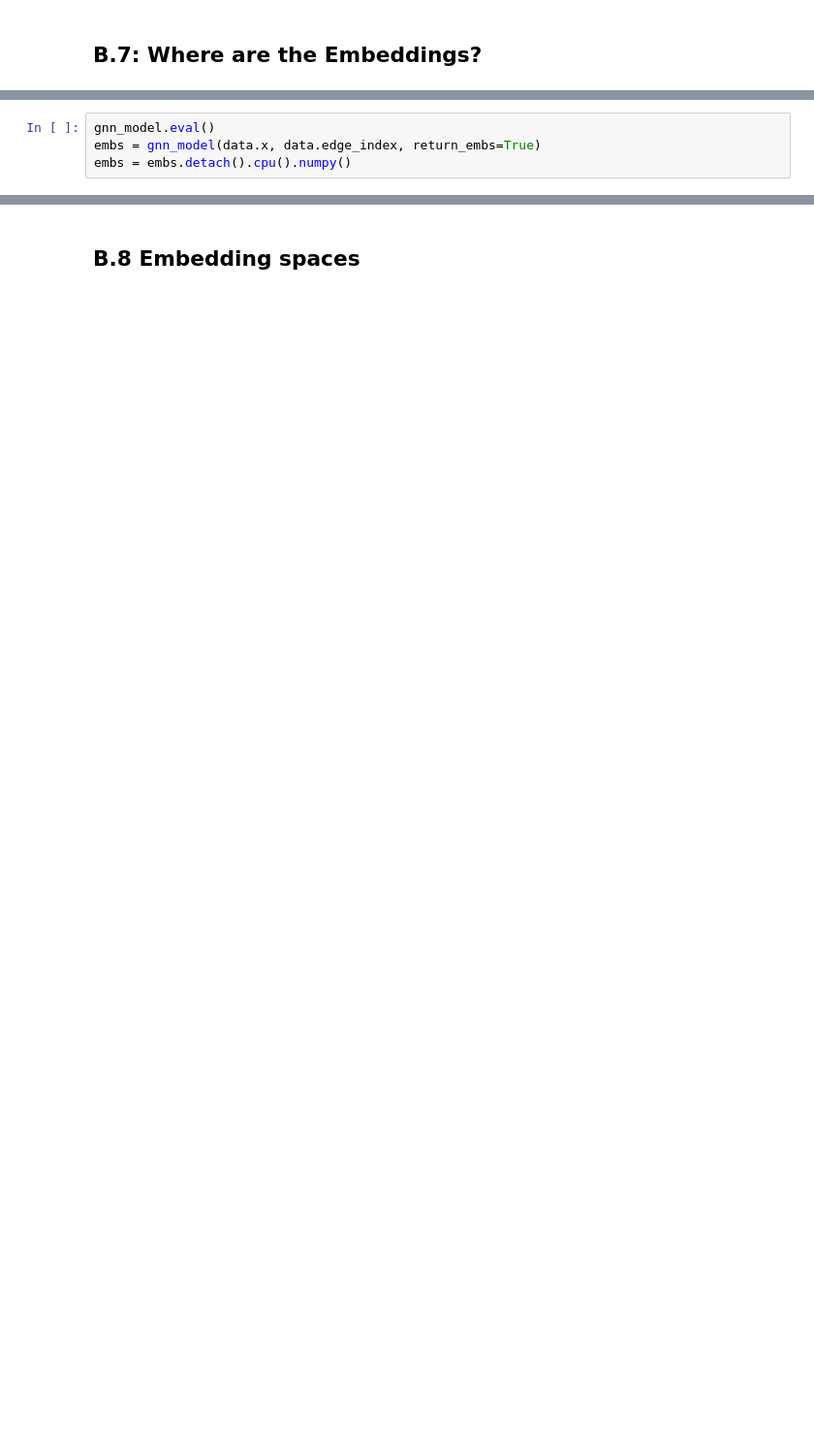
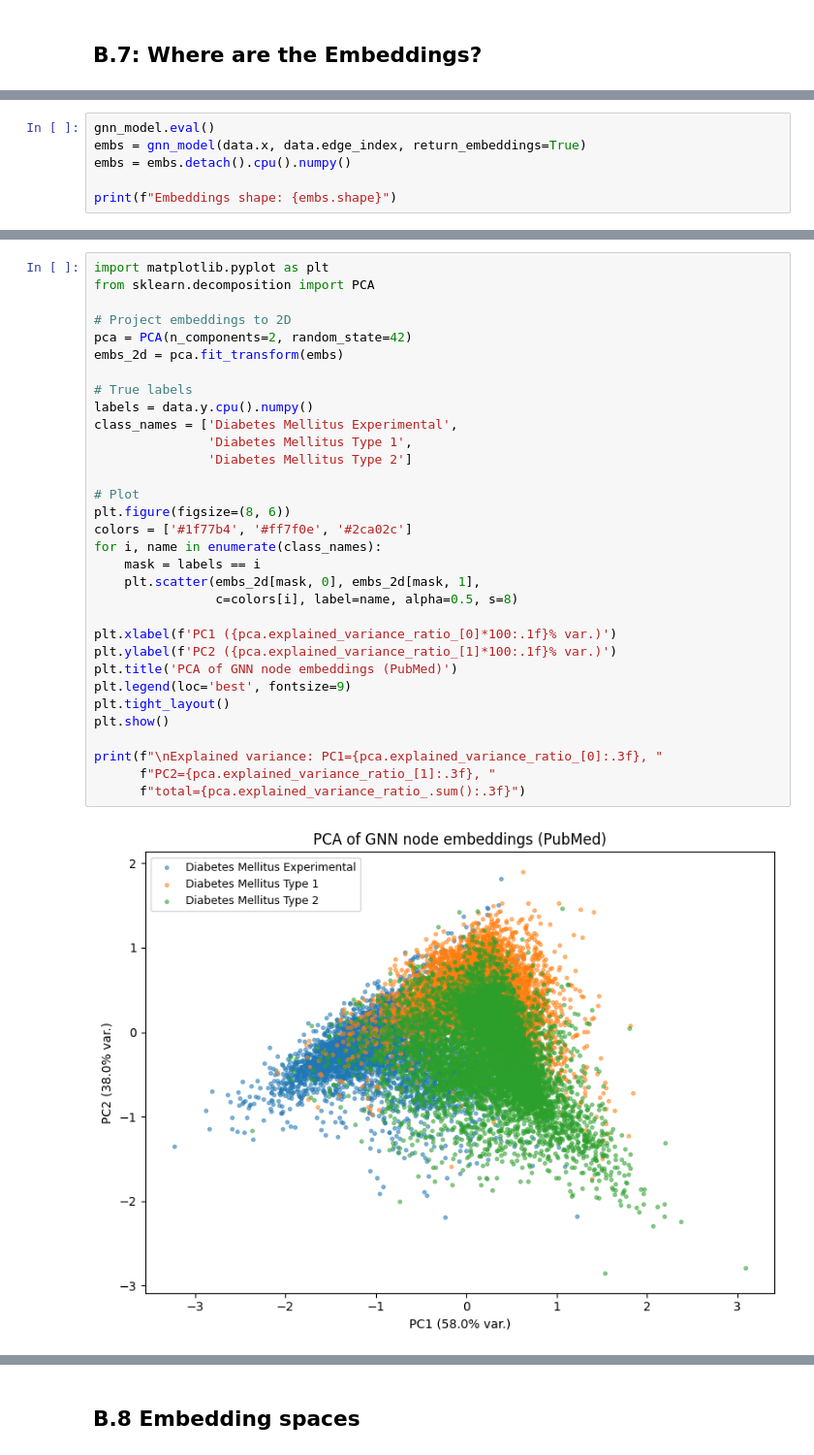
Before and after one commit to elisa-muller/graph-representation-learning, a Jupyter notebook: MüllerTorrents.ipynb, the cells around one changed output, grey strips where cells are left out. Shown at 97% size. Drawn from its saved outputs; the diff is of its cells as text; blank space fills up the shorter version.

```diff
--- a/MüllerTorrents.ipynb
+++ b/MüllerTorrents.ipynb
@@ -1559,4 +1609,6 @@ Obtain the embeddings:
 # %%
 gnn_model.eval()
-embs = gnn_model(data.x, data.edge_index, return_embs=True)
+embs = gnn_model(data.x, data.edge_index, return_embeddings=True)
 embs = embs.detach().cpu().numpy()
+
+print(f"Embeddings shape: {embs.shape}")
@@ -1564,0 +1619,34 @@ Once you have obtained the embeddings, apply dimensionality reduction (e.g., PCA
+# %%
+import matplotlib.pyplot as plt
+from sklearn.decomposition import PCA
+
+# Project embeddings to 2D
+pca = PCA(n_components=2, random_state=42)
+embs_2d = pca.fit_transform(embs)
+
+# True labels
+labels = data.y.cpu().numpy()
+class_names = ['Diabetes Mellitus Experimental',
+               'Diabetes Mellitus Type 1',
+               'Diabetes Mellitus Type 2']
+
+# Plot
+plt.figure(figsize=(8, 6))
+colors = ['#1f77b4', '#ff7f0e', '#2ca02c']
+for i, name in enumerate(class_names):
+    mask = labels == i
+    plt.scatter(embs_2d[mask, 0], embs_2d[mask, 1],
+                c=colors[i], label=name, alpha=0.5, s=8)
+
+plt.xlabel(f'PC1 ({pca.explained_variance_ratio_[0]*100:.1f}% var.)')
+plt.ylabel(f'PC2 ({pca.explained_variance_ratio_[1]*100:.1f}% var.)')
+plt.title('PCA of GNN node embeddings (PubMed)')
+plt.legend(loc='best', fontsize=9)
+plt.tight_layout()
+plt.show()
+
+print(f"\nExplained variance: PC1={pca.explained_variance_ratio_[0]:.3f}, "
+      f"PC2={pca.explained_variance_ratio_[1]:.3f}, "
+      f"total={pca.explained_variance_ratio_.sum():.3f}")
+# %% [output]
+[figure, added]
```
Also changed, not shown: parts of 45 cells of this notebook, 1 other file.
